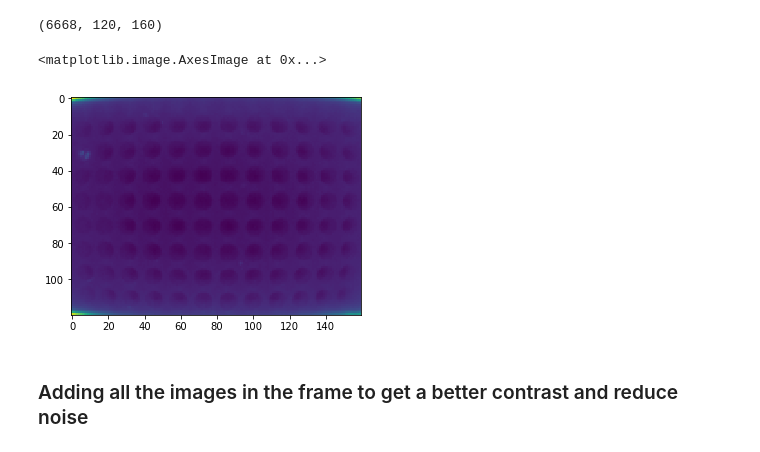
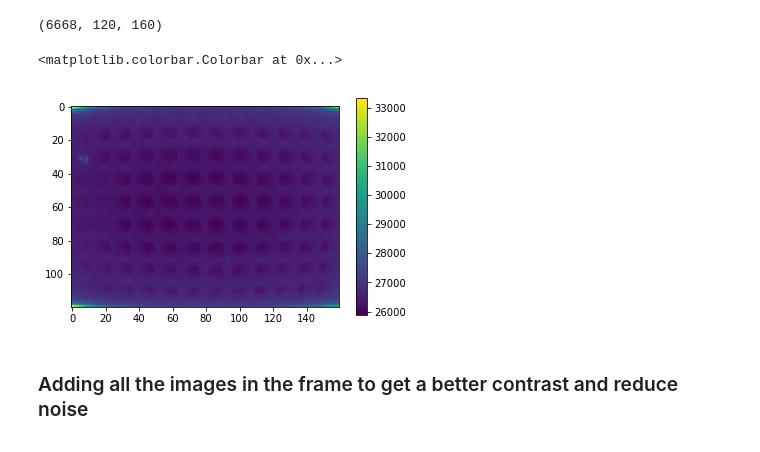
Before and after one commit to jrodguez/musical-robot, a Jupyter notebook: examples/edge_detection_31.ipynb, the cells around one changed output. Cells and saved outputs as stored; diff of their text form; code cells hidden in the pictures.

```diff
--- a/examples/edge_detection_31.ipynb
+++ b/examples/edge_detection_31.ipynb
@@ -22,9 +25,10 @@ frames.shape
 (6668, 120, 160)
 # %%
 plt.imshow(frames[1])
+plt.colorbar()
 # %% [output]
-<matplotlib.image.AxesImage at 0x...>
+<matplotlib.colorbar.Colorbar at 0x...>
-[figure, old version]
+[figure, new version]
 # %% [markdown]
 ### Adding all the images in the frame to get a better contrast and reduce noise
 # %%
```
Also changed, not shown: parts of 21 cells of this notebook, 2 other files.
